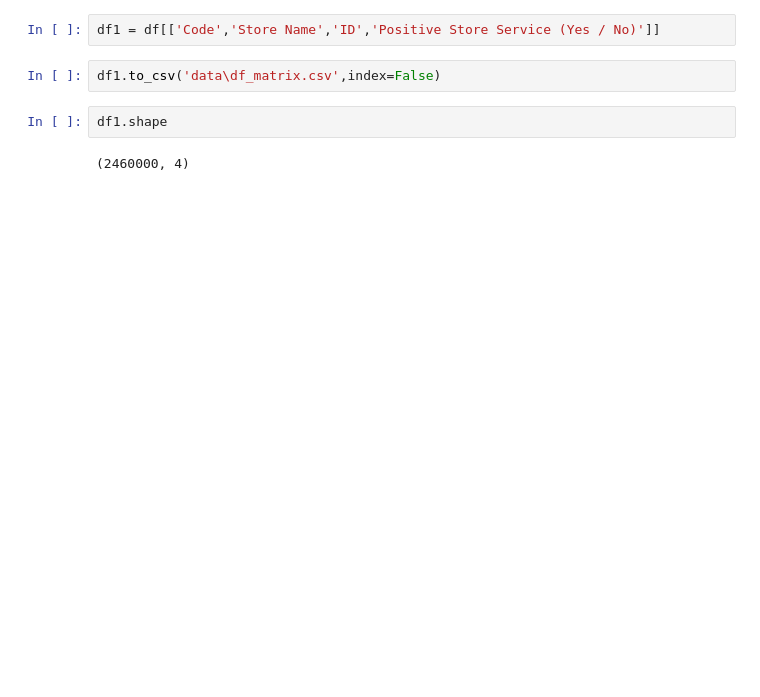
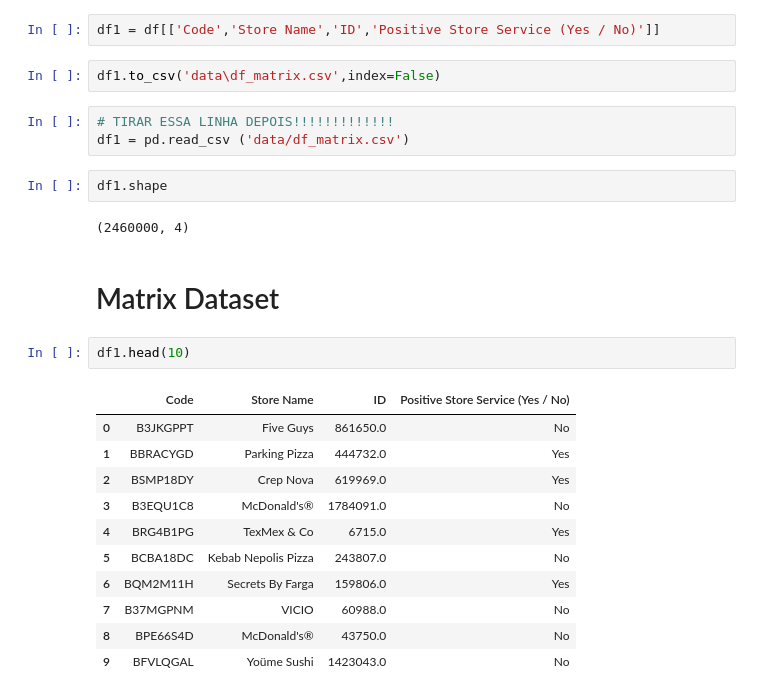
Before and after one commit to nathygonzalez/PR08-final-project-recommendation-system, a Jupyter notebook: Data Exploration.ipynb, the cells around one changed output. Drawn from its saved outputs; the diff is of its cells as text; blank space fills up the shorter version.

```diff
--- a/Data Exploration.ipynb
+++ b/Data Exploration.ipynb
@@ -183,7 +170,26 @@ Name: Positive Store Service (Yes / No), dtype: int64
 df1 = df[['Code','Store Name','ID','Positive Store Service (Yes / No)']]
 # %%
 df1.to_csv('data\df_matrix.csv',index=False)
+# %%
+# TIRAR ESSA LINHA DEPOIS!!!!!!!!!!!!!
+df1 = pd.read_csv ('data/df_matrix.csv')
 # %%
 df1.shape
 # %% [output]
 (2460000, 4)
+# %% [markdown]
+# Matrix Dataset
+# %%
+df1.head(10)
+# %% [output]
+|  | Code | Store Name | ID | Positive Store Service (Yes / No) |
+| 0 | B3JKGPPT | Five Guys | 861650.0 | No |
+| 1 | BBRACYGD | Parking Pizza | 444732.0 | Yes |
+| 2 | BSMP18DY | Crep Nova | 619969.0 | Yes |
+| 3 | B3EQU1C8 | McDonald's® | 1784091.0 | No |
+| 4 | BRG4B1PG | TexMex & Co | 6715.0 | Yes |
+| 5 | BCBA18DC | Kebab Nepolis Pizza | 243807.0 | No |
+| 6 | BQM2M11H | Secrets By Farga | 159806.0 | Yes |
+| 7 | B37MGPNM | VICIO | 60988.0 | No |
+| 8 | BPE66S4D | McDonald's® | 43750.0 | No |
+| 9 | BFVLQGAL | Yoüme Sushi | 1423043.0 | No |
```
Also changed, not shown: parts of 28 cells of this notebook.
